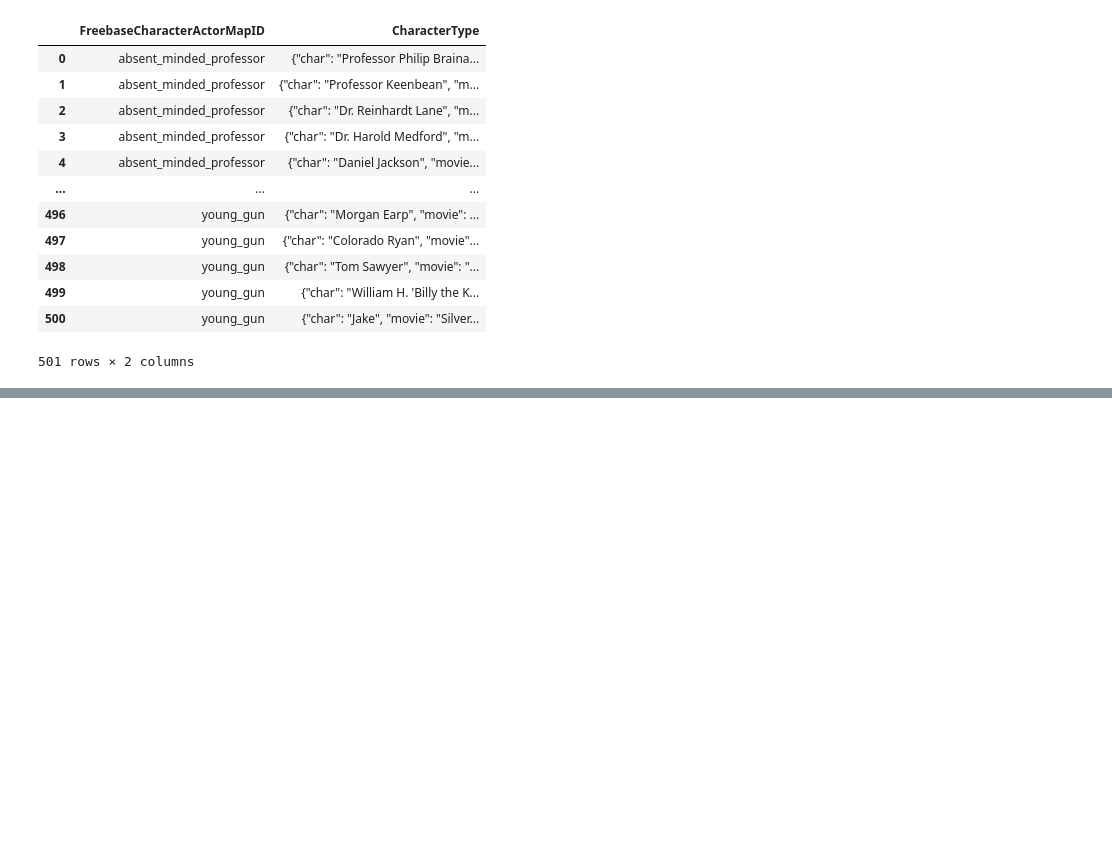
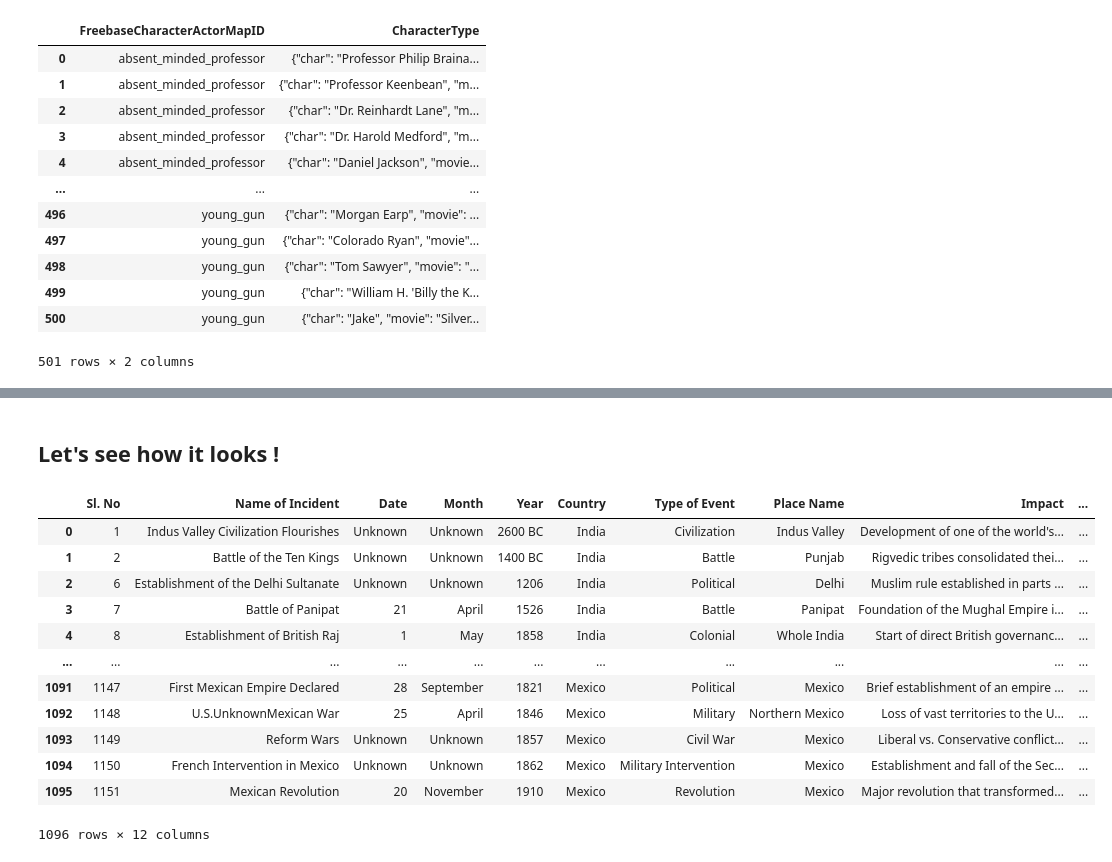
Before and after one commit to epfl-ada/ada-2024-project-arabsdatascientists2024, a Jupyter notebook: Exlploration_CMU.ipynb, the cells around one changed output, grey strips where cells are left out. Drawn from its saved outputs; the diff is of its cells as text; code cells hidden in the pictures; blank space fills up the shorter version.

```diff
--- a/Exlploration_CMU.ipynb
+++ b/Exlploration_CMU.ipynb
@@ -181,0 +193,20 @@ tvtropes_clusters
+# %% [markdown]
+## Let's see how it looks !
+# %%
+W_events = pd.read_csv('./data/zaynab/World Important Dates.csv', sep=',')
+
+W_events
+# %% [output]
+|  | Sl. No | Name of Incident | Date | Month | Year | Country | Type of Event | Place Name | Impact | ... |
+| 0 | 1 | Indus Valley Civilization Flourishes | Unknown | Unknown | 2600 BC | India | Civilization | Indus Valley | Development of one of the world's... | ... |
+| 1 | 2 | Battle of the Ten Kings | Unknown | Unknown | 1400 BC | India | Battle | Punjab | Rigvedic tribes consolidated thei... | ... |
+| 2 | 6 | Establishment of the Delhi Sultanate | Unknown | Unknown | 1206 | India | Political | Delhi | Muslim rule established in parts ... | ... |
+| 3 | 7 | Battle of Panipat | 21 | April | 1526 | India | Battle | Panipat | Foundation of the Mughal Empire i... | ... |
+| 4 | 8 | Establishment of British Raj | 1 | May | 1858 | India | Colonial | Whole India | Start of direct British governanc... | ... |
+| ... | ... | ... | ... | ... | ... | ... | ... | ... | ... | ... |
+| 1091 | 1147 | First Mexican Empire Declared | 28 | September | 1821 | Mexico | Political | Mexico | Brief establishment of an empire ... | ... |
+| 1092 | 1148 | U.S.UnknownMexican War | 25 | April | 1846 | Mexico | Military | Northern Mexico | Loss of vast territories to the U... | ... |
+| 1093 | 1149 | Reform Wars | Unknown | Unknown | 1857 | Mexico | Civil War | Mexico | Liberal vs. Conservative conflict... | ... |
+| 1094 | 1150 | French Intervention in Mexico | Unknown | Unknown | 1862 | Mexico | Military Intervention | Mexico | Establishment and fall of the Sec... | ... |
+| 1095 | 1151 | Mexican Revolution | 20 | November | 1910 | Mexico | Revolution | Mexico | Major revolution that transformed... | ... |
+1096 rows × 12 columns
```
Also changed, not shown: parts of 10 cells of this notebook.
